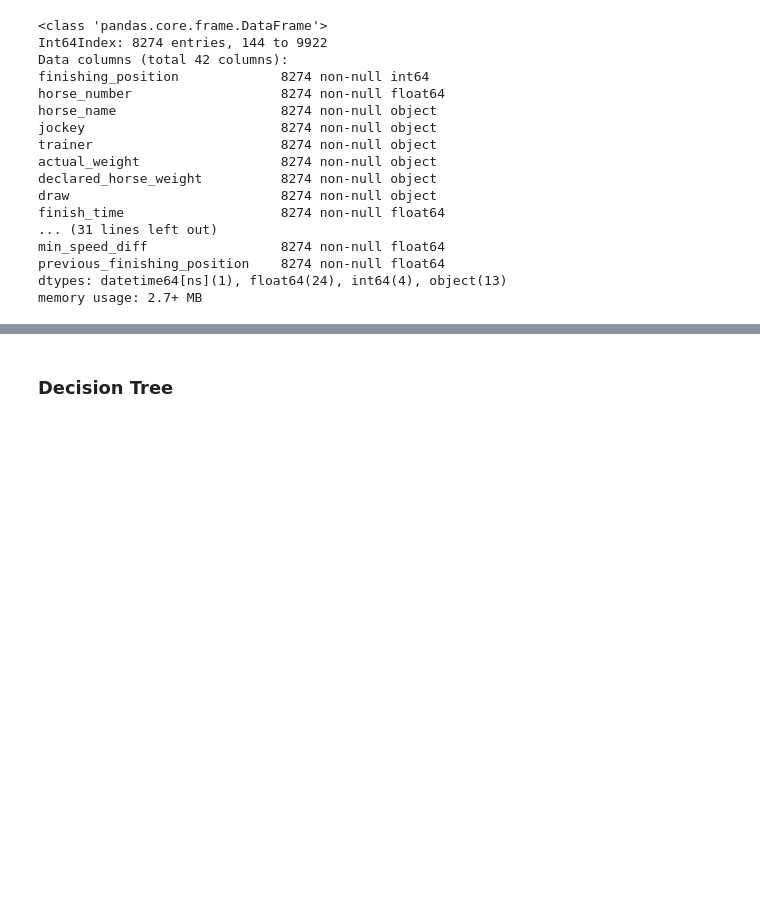
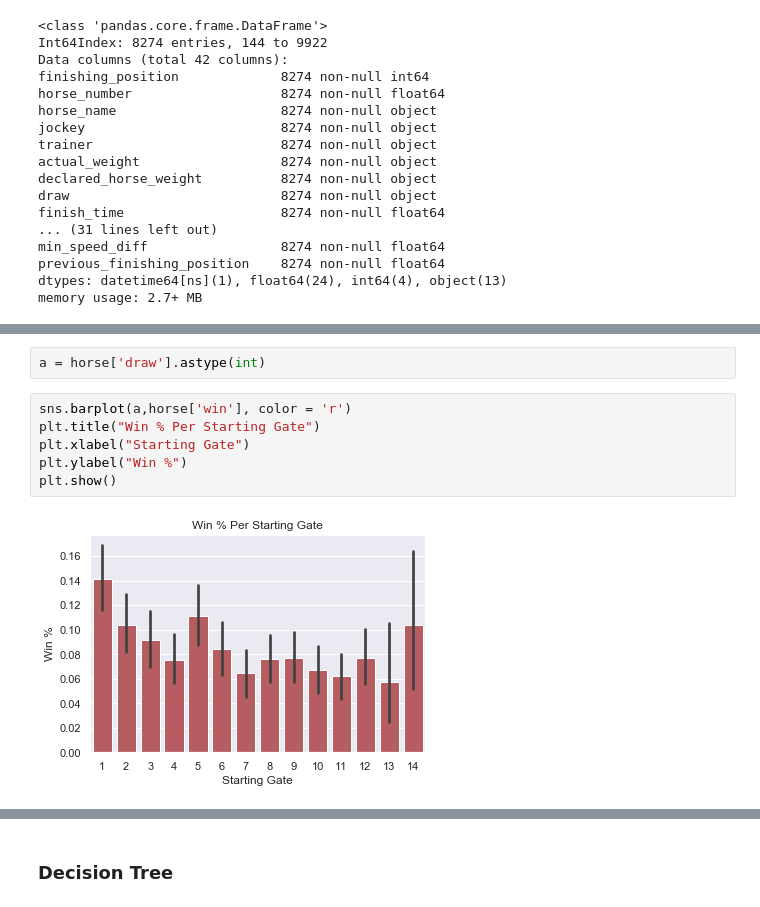
Before and after one commit to timhugele/Hong_Kong_Horse_Racing, a Jupyter notebook: Module_3_Project_HK_Horse_Racing.ipynb, the cells around one changed output, grey strips where cells are left out. Drawn from its saved outputs; the diff is of its cells as text; blank space fills up the shorter version.

```diff
--- a/Module_3_Project_HK_Horse_Racing.ipynb
+++ b/Module_3_Project_HK_Horse_Racing.ipynb
@@ -683,0 +603,10 @@ memory usage: 2.7+ MB
+# %%
+a = horse['draw'].astype(int)
+# %%
+sns.barplot(a,horse['win'], color = 'r')
+plt.title("Win % Per Starting Gate")
+plt.xlabel("Starting Gate")
+plt.ylabel("Win %")
+plt.show()
+# %% [output]
+[figure, added]
```
Also changed, not shown: parts of 121 cells of this notebook.
